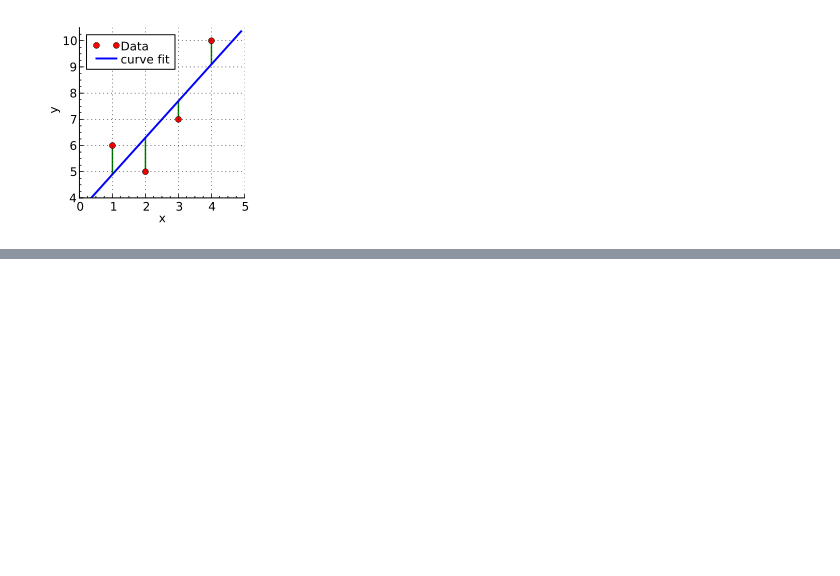
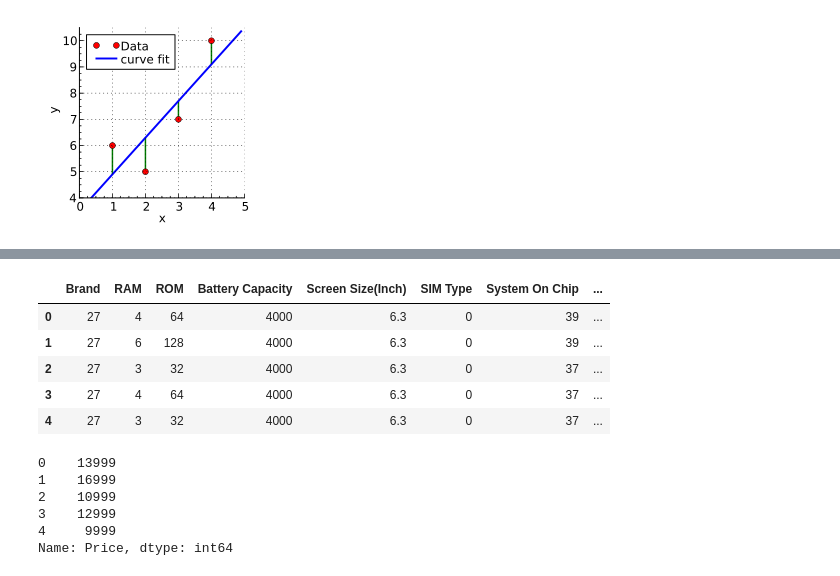
Before and after one commit to sukumarandurai/Data-Science, a Jupyter notebook: Smartphones/Smartphone Price Prediction.ipynb, the cells around one changed output, grey strips where cells are left out. Drawn from its saved outputs; the diff is of its cells as text; code cells hidden in the pictures; blank space fills up the shorter version.

```diff
--- a/Smartphones/Smartphone Price Prediction.ipynb
+++ b/Smartphones/Smartphone Price Prediction.ipynb
@@ -256,0 +216,22 @@ plt.plot(smartphones.Brand,smartphones.Price,'o')
+# %%
+X_multi = smartphonesEncoded.drop('Price',axis = 'columns')
+
+Y_Target = smartphonesEncoded.Price
+
+X_multi.head()
+# %% [output]
+|  | Brand | RAM | ROM | Battery Capacity | Screen Size(Inch) | SIM Type | System On Chip | ... |
+| 0 | 27 | 4 | 64 | 4000 | 6.3 | 0 | 39 | ... |
+| 1 | 27 | 6 | 128 | 4000 | 6.3 | 0 | 39 | ... |
+| 2 | 27 | 3 | 32 | 4000 | 6.3 | 0 | 37 | ... |
+| 3 | 27 | 4 | 64 | 4000 | 6.3 | 0 | 37 | ... |
+| 4 | 27 | 3 | 32 | 4000 | 6.3 | 0 | 37 | ... |
+# %%
+Y_Target.head()
+# %% [output]
+0    13999
+1    16999
+2    10999
+3    12999
+4     9999
+Name: Price, dtype: int64
```
Also changed, not shown: parts of 21 cells of this notebook.
